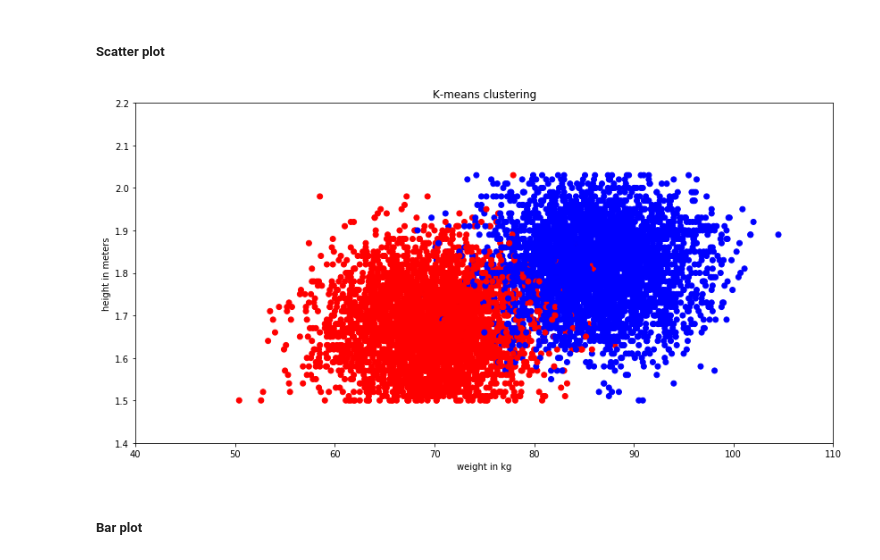
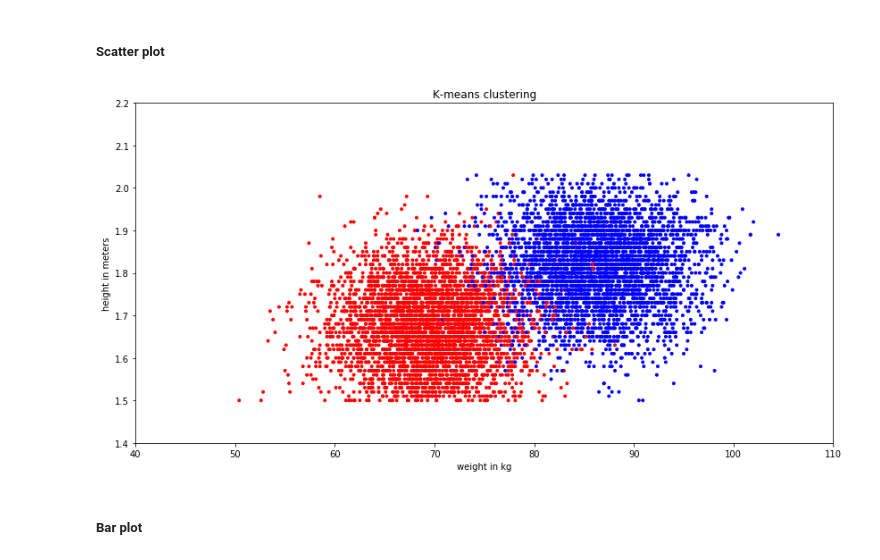
Before and after one commit to jessalfredsen/kom_godt_igang_med_python, a Jupyter notebook: main.ipynb, the cells around one changed output. Saved outputs shown, nothing was run; the diff lists cells and outputs as text; code cells hidden in the pictures.

```diff
--- a/main.ipynb
+++ b/main.ipynb
@@ -677,17 +742,13 @@ color = np.where(df['gender'] == 'man', 'b', 'r')
 # %%
 plt.figure(figsize=(14,7))
 
-#for k, m in enumerate(['x', 'o']):
-#    i = (df['gender'] == k)
-#    plt.scatter(weights[i], heights[i], marker=m)
-
-plt.scatter(weights, heights, c=color, marker=m)
+plt.scatter(weights, heights, c=color, marker='.')
 plt.axis([40, 110, 1.4, 2.2])
 plt.xlabel('weight in kg')
 plt.ylabel('height in meters')
 plt.title('K-means clustering')
 plt.show()
 # %% [output]
-[figure, old version]
+[figure, new version]
 # %% [markdown]
 ##### Bar plot
```
Also changed, not shown: parts of 95 cells of this notebook, 2 other files.
